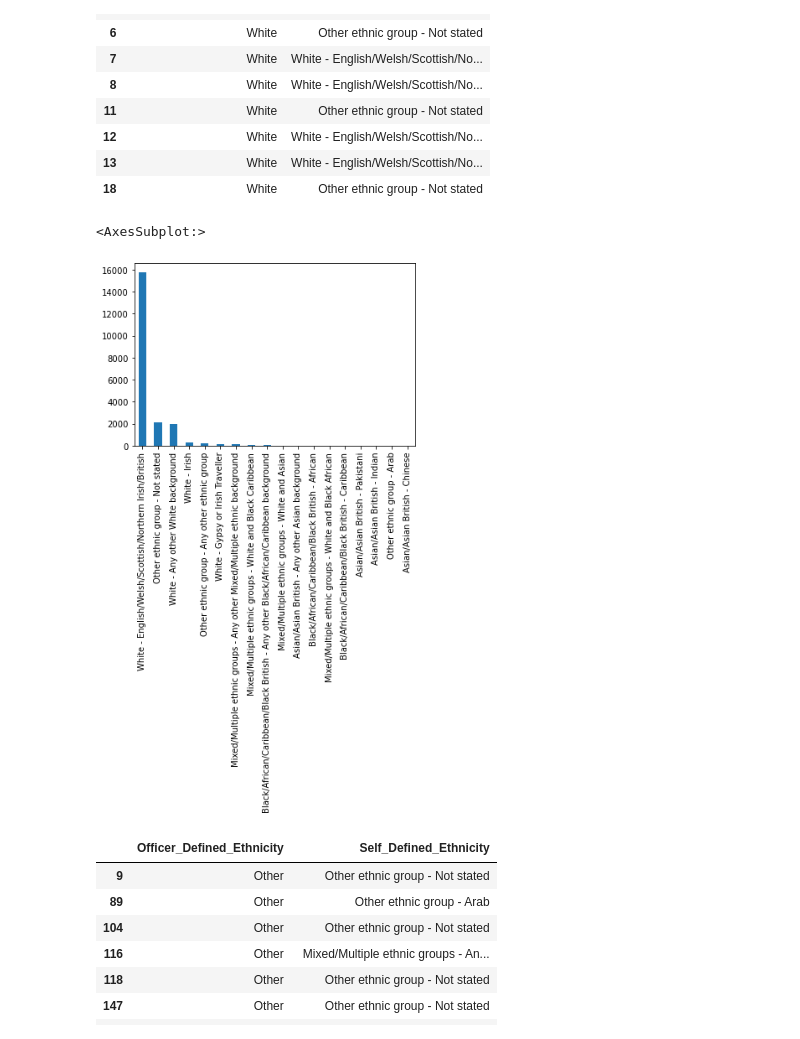
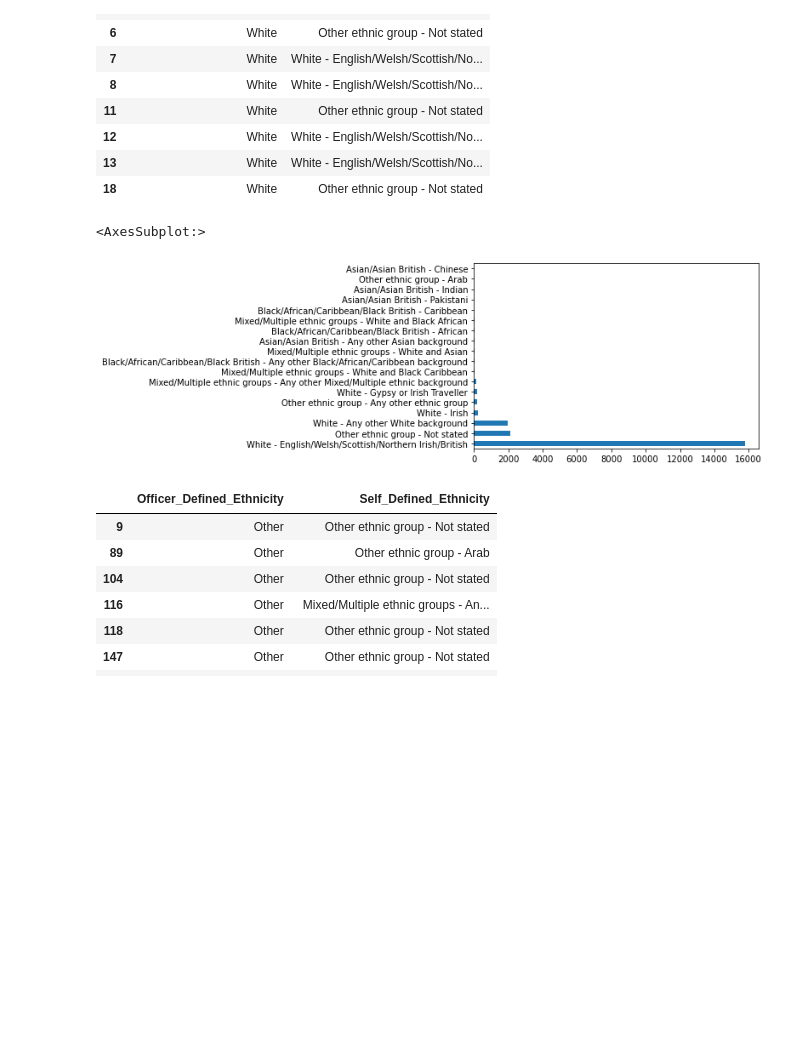
Before and after one commit to Coletterbox/A-Dashboard-Google-Sheets-, a Jupyter notebook: Stop and Search Data.ipynb, the cells around one changed output. Cells and saved outputs as stored; diff of their text form; code cells hidden in the pictures; blank space fills up the shorter version.

```diff
--- a/Stop and Search Data.ipynb
+++ b/Stop and Search Data.ipynb
@@ -176,10 +176,10 @@ df3.head(10)
 | 13 | White | White - English/Welsh/Scottish/No... |
 | 18 | White | Other ethnic group - Not stated |
 # %%
-df3['Self_Defined_Ethnicity'].value_counts().plot.bar(x = 'Self_Defined_Ethnicity')
+df3['Self_Defined_Ethnicity'].value_counts().plot.barh(x = 'Self_Defined_Ethnicity')
 # %% [output]
 <AxesSubplot:>
-[figure, old version]
+[figure, new version]
 # %%
 # People categorised as 'other' by officers
 df4 = df2.loc[df2['Officer_Defined_Ethnicity'] == 'Other']
```
Also changed, not shown: parts of 4 cells of this notebook.
